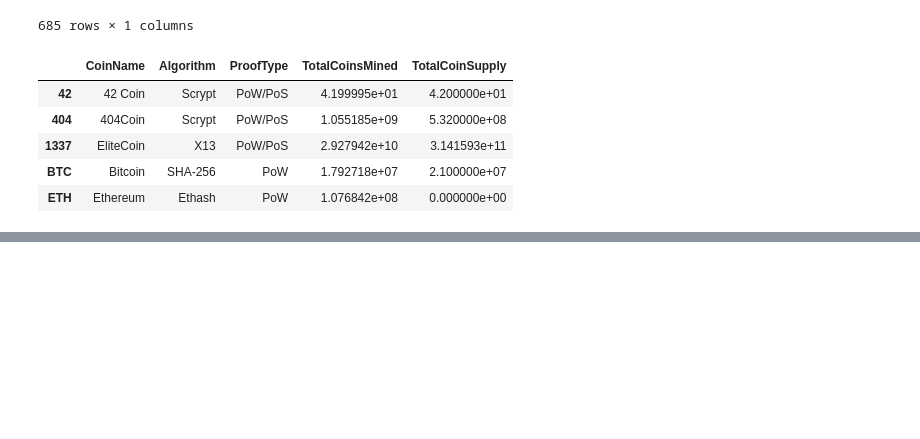
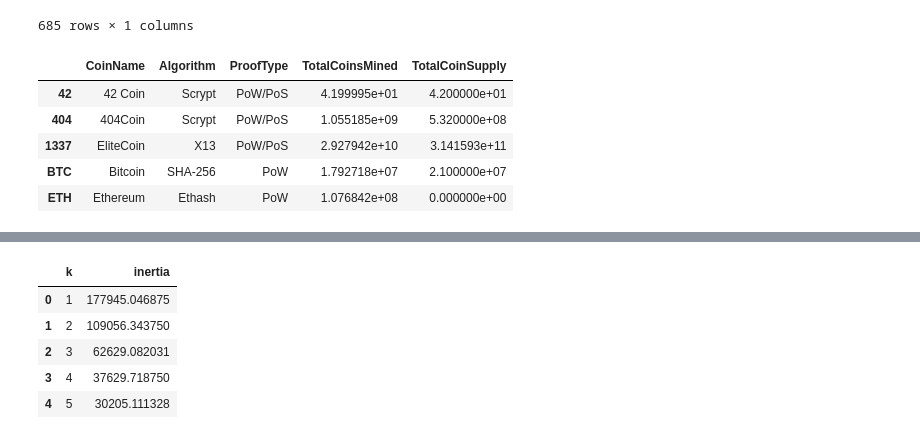
Before and after one commit to ghhyc/Unsupervised-Machine-Learning-Cryptocurrency-Clusters, a Jupyter notebook: Cryptocurrency-Clusters.ipynb, the cells around one changed output, grey strips where cells are left out. Saved outputs shown, nothing was run; the diff lists cells and outputs as text; code cells hidden in the pictures; blank space fills up the shorter version.

```diff
--- a/Cryptocurrency-Clusters.ipynb
+++ b/Cryptocurrency-Clusters.ipynb
@@ -183,22 +235,21 @@ pca.explained_variance_ratio_
 # %%
-# Finding the best value for k
 inertia = []
 k = list(range(1, 11))
 
 # Calculate the inertia for the range of k values
 for i in k:
-    km = KMeans(n_clusters=i, random_state=0)
-    km.fit(df_iris_pca)
-
+    km = KMeans(n_clusters=i)
+    km.fit(tsne_features)
     inertia.append(km.inertia_)
 
-# Creating the Elbow Curve
+# Create the Elbow Curve using hvPlot
 elbow_data = {"k": k, "inertia": inertia}
 df_elbow = pd.DataFrame(elbow_data)
-
-plt.plot(df_elbow['k'], df_elbow['inertia'])
-plt.xticks(list(range(11)))
-plt.title('Elbow Curve')
-plt.xlabel('Number of clusters')
-plt.ylabel('Inertia')
-plt.show()
+df_elbow.head()
+# %% [output]
+|  | k | inertia |
+| 0 | 1 | 177945.046875 |
+| 1 | 2 | 109056.343750 |
+| 2 | 3 | 62629.082031 |
+| 3 | 4 | 37629.718750 |
+| 4 | 5 | 30205.111328 |
```
Also changed, not shown: parts of 22 cells of this notebook.
